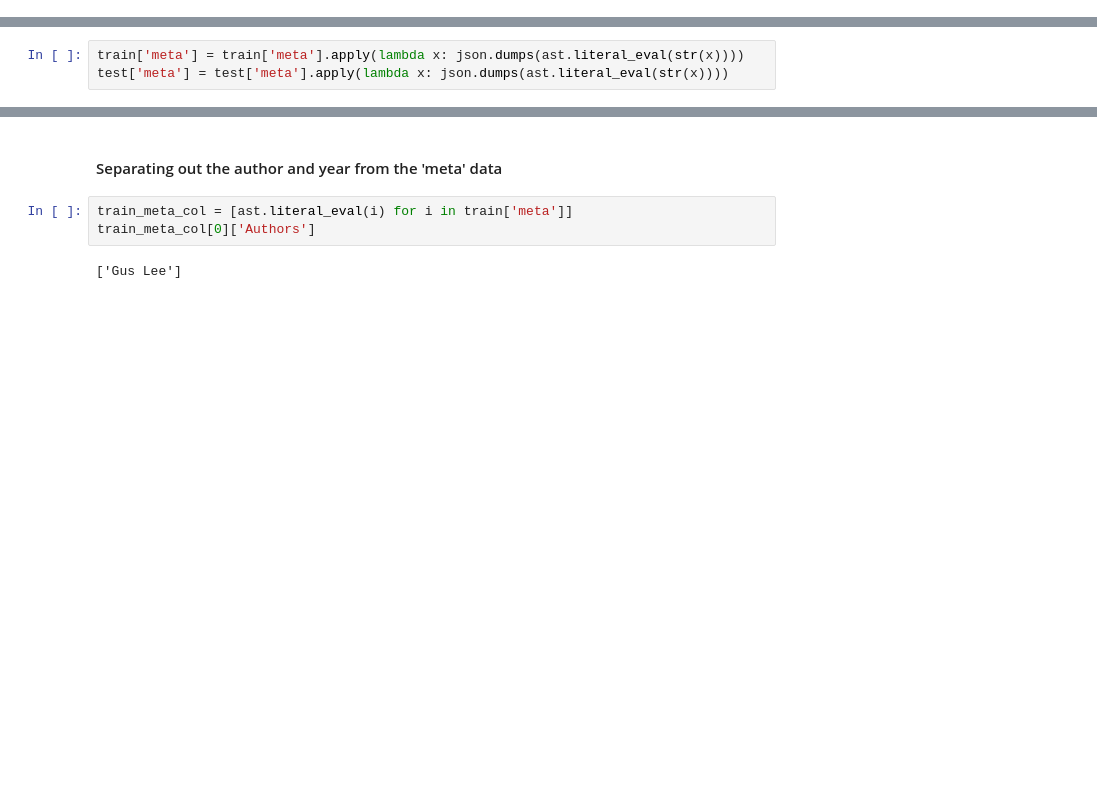
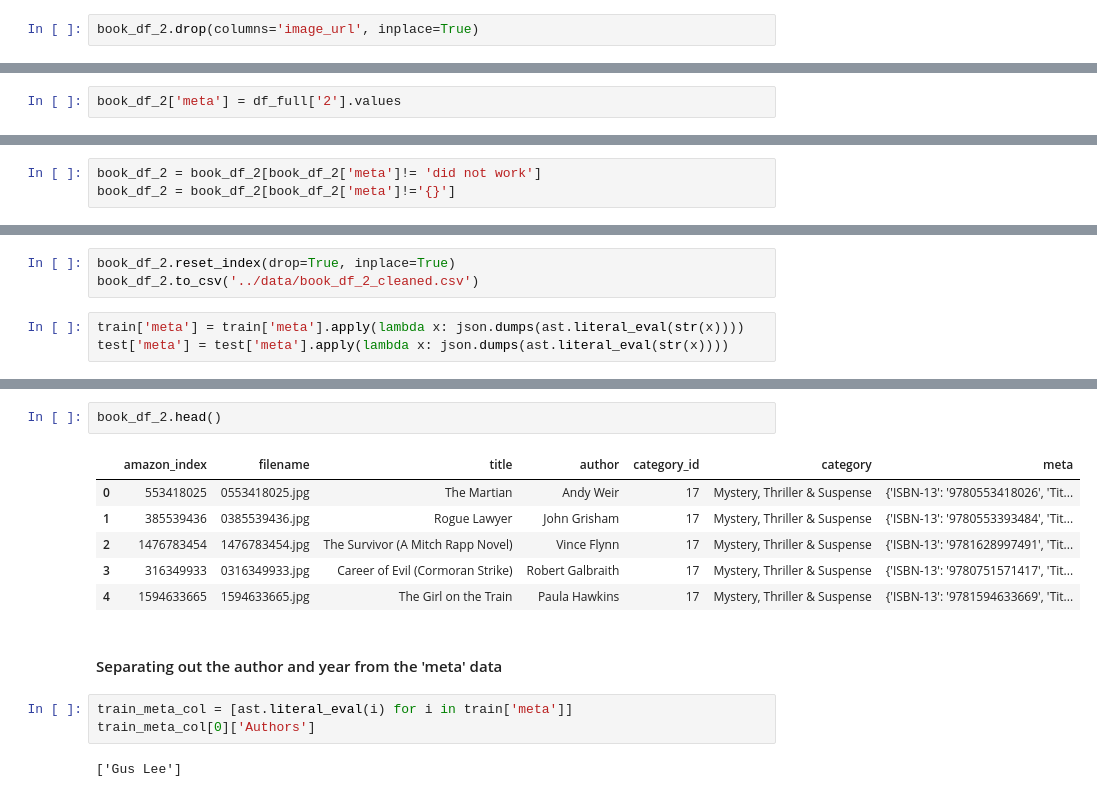
Before and after one commit to jpetersen626/book_cover_classification, a Jupyter notebook: code/02_Cleaning_EDA_2.ipynb, the cells around one changed output, grey strips where cells are left out. Cells and saved outputs as stored; diff of their text form; blank space fills up the shorter version.

```diff
--- a/code/02_Cleaning_EDA_2.ipynb
+++ b/code/02_Cleaning_EDA_2.ipynb
@@ -204,21 +241,31 @@ df_train.shape, df_test.shape
 # %%
 train.drop(columns='image_url', inplace=True)
 test.drop(columns='image_url', inplace=True)
+# %%
+book_df_2.drop(columns='image_url', inplace=True)
 # %%
 train['meta'] = df_train['2'].values
 test['meta'] = df_test['2'].values
+# %%
+book_df_2['meta'] = df_full['2'].values
 # %%
 train = train[train['meta']!= 'did not work']
 train = train[train['meta']!='{}']
 # %%
 test = test[test['meta']!= 'did not work']
 test = test[test['meta']!='{}']
+# %%
+book_df_2 = book_df_2[book_df_2['meta']!= 'did not work']
+book_df_2 = book_df_2[book_df_2['meta']!='{}']
 # %%
 train.reset_index(drop=True, inplace=True)
 train.to_csv('../data/train_2_cleaned.csv')
 # %%
 test.reset_index(drop=True, inplace=True)
 test.to_csv('../data/test_2_cleaned.csv')
+# %%
+book_df_2.reset_index(drop=True, inplace=True)
+book_df_2.to_csv('../data/book_df_2_cleaned.csv')
 # %%
 train['meta'] = train['meta'].apply(lambda x: json.dumps(ast.literal_eval(str(x))))
 test['meta'] = test['meta'].apply(lambda x: json.dumps(ast.literal_eval(str(x))))
@@ -231,6 +278,15 @@ train.head()
 | 2 | 471310115 | 0471310115.jpg | Janice VanCleave's 201 Awesome, M... | Janice VanCleave | 4 | Children's Books | {"ISBN-13": "9780471310112", "Tit... |
 | 3 | 758266065 | 0758266065.jpg | Breaking News (Godmothers, Book 5... | Fern Michaels | 15 | Literature & Fiction | {"ISBN-13": "9780758266064", "Tit... |
 | 4 | 393925609 | 0393925609.jpg | Byron's Poetry and Prose (Norton ... | George Gordon Byron | 15 | Literature & Fiction | {"ISBN-13": "9780393925609", "Tit... |
+# %%
+book_df_2.head()
+# %% [output]
+|  | amazon_index | filename | title | author | category_id | category | meta |
+| 0 | 553418025 | 0553418025.jpg | The Martian | Andy Weir | 17 | Mystery, Thriller & Suspense | {'ISBN-13': '9780553418026', 'Tit... |
+| 1 | 385539436 | 0385539436.jpg | Rogue Lawyer | John Grisham | 17 | Mystery, Thriller & Suspense | {'ISBN-13': '9780553393484', 'Tit... |
+| 2 | 1476783454 | 1476783454.jpg | The Survivor (A Mitch Rapp Novel) | Vince Flynn | 17 | Mystery, Thriller & Suspense | {'ISBN-13': '9781628997491', 'Tit... |
+| 3 | 316349933 | 0316349933.jpg | Career of Evil (Cormoran Strike) | Robert Galbraith | 17 | Mystery, Thriller & Suspense | {'ISBN-13': '9780751571417', 'Tit... |
+| 4 | 1594633665 | 1594633665.jpg | The Girl on the Train | Paula Hawkins | 17 | Mystery, Thriller & Suspense | {'ISBN-13': '9781594633669', 'Tit... |
 # %% [markdown]
 #### Separating out the author and year from the 'meta' data
 # %%
```
Also changed, not shown: parts of 50 cells of this notebook, 3 other files.
